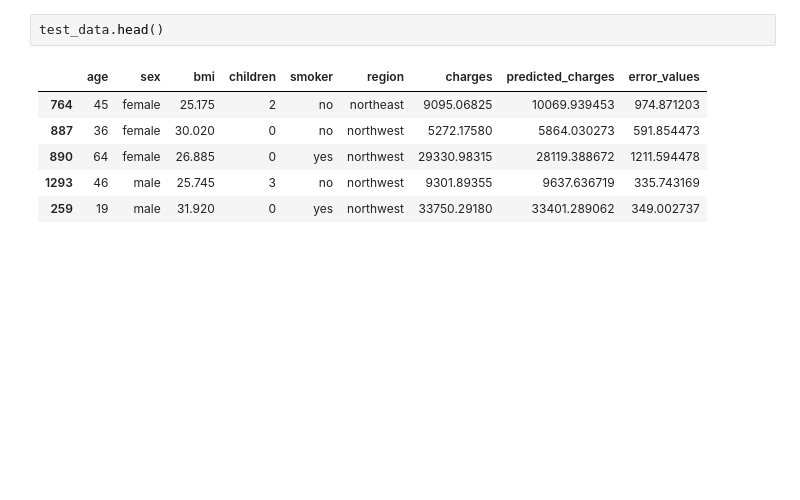
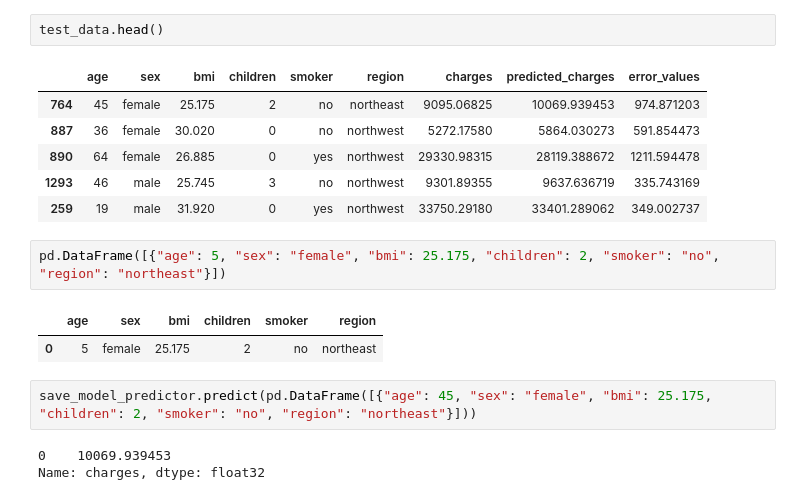
Before and after one commit to djoguns/insurance_premium_prediction, a Jupyter notebook: experimentation.ipynb, the cells around one changed output. Saved outputs shown, nothing was run; the diff lists cells and outputs as text; blank space fills up the shorter version.

```diff
--- a/experimentation.ipynb
+++ b/experimentation.ipynb
@@ -336,3 +336,13 @@ test_data.head()
 | 890 | 64 | female | 26.885 | 0 | yes | northwest | 29330.98315 | 28119.388672 | 1211.594478 |
 | 1293 | 46 | male | 25.745 | 3 | no | northwest | 9301.89355 | 9637.636719 | 335.743169 |
 | 259 | 19 | male | 31.920 | 0 | yes | northwest | 33750.29180 | 33401.289062 | 349.002737 |
+# %%
+pd.DataFrame([{"age": 5, "sex": "female", "bmi": 25.175, "children": 2, "smoker": "no", "region": "northeast"}])
+# %% [output]
+|  | age | sex | bmi | children | smoker | region |
+| 0 | 5 | female | 25.175 | 2 | no | northeast |
+# %%
+save_model_predictor.predict(pd.DataFrame([{"age": 45, "sex": "female", "bmi": 25.175, "children": 2, "smoker": "no", "region": "northeast"}]))
+# %% [output]
+0    10069.939453
+Name: charges, dtype: float32
```
Also changed, not shown: parts of 4 cells of this notebook, 1 other file.
